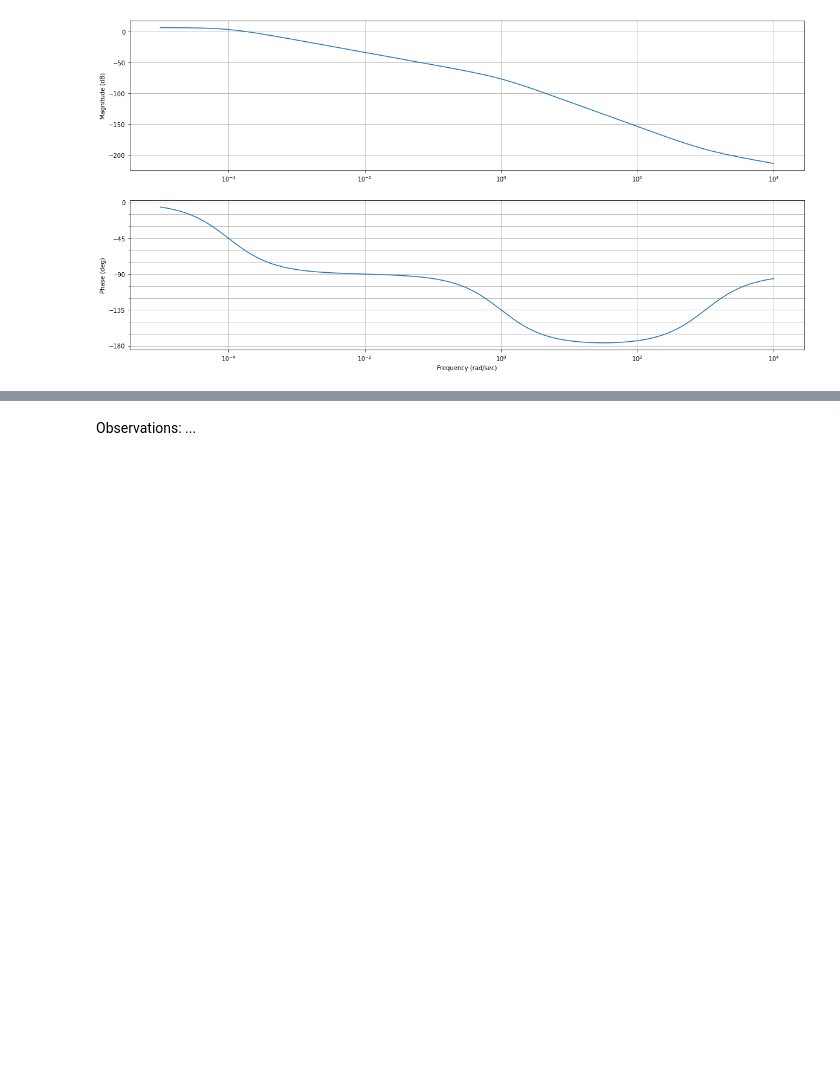
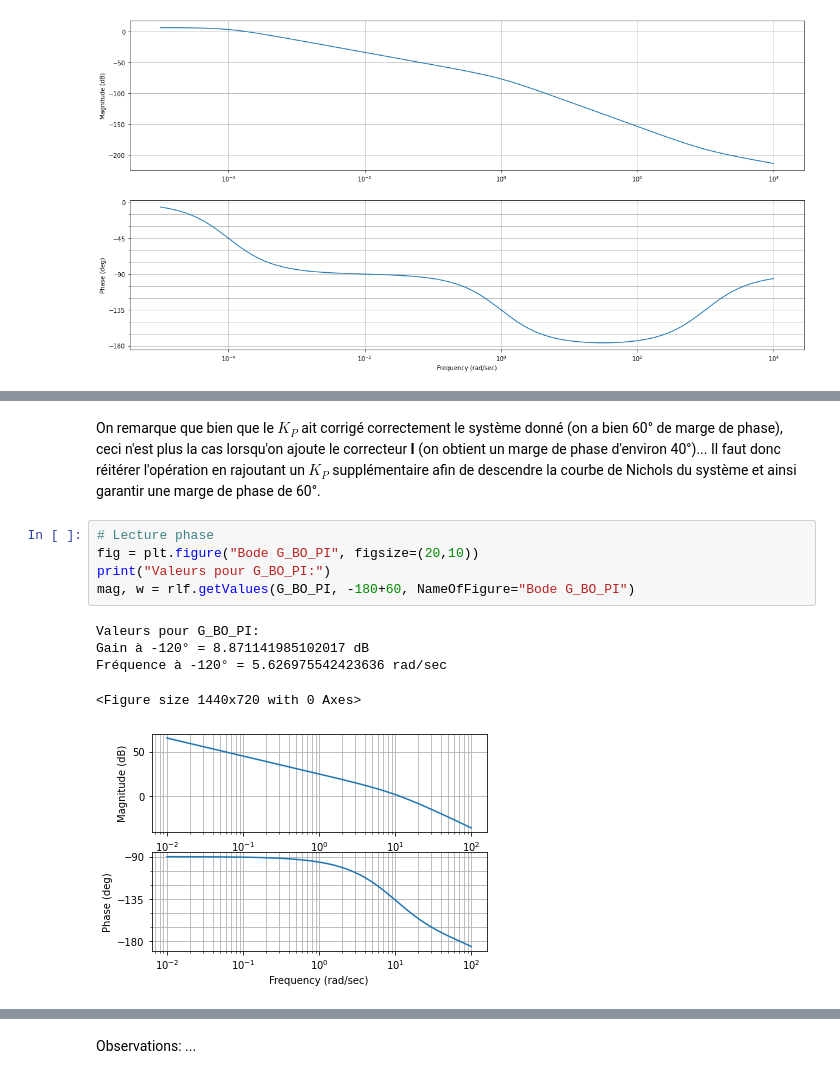
Before and after one commit to AlbanVl/ReguLaboGramme, a Jupyter notebook: _sources/regu/LaboSeance5.ipynb, the cells around one changed output, grey strips where cells are left out. Drawn from its saved outputs; the diff is of its cells as text; blank space fills up the shorter version.

```diff
--- a/_sources/regu/LaboSeance5.ipynb
+++ b/_sources/regu/LaboSeance5.ipynb
@@ -484,0 +598,13 @@ Tracez également les 2 réponses indicielles.
+# %% [markdown]
+On remarque que bien que le $K_P$ ait corrigé correctement le système donné (on a bien 60° de marge de phase), ceci n'est plus la cas lorsqu'on ajoute le correcteur **I** (on obtient un marge de phase d'environ 40°)... Il faut donc réitérer l'opération en rajoutant un $K_P$ supplémentaire afin de descendre la courbe de Nichols du système et ainsi garantir une marge de phase de 60°.
+# %%
+# Lecture phase
+fig = plt.figure("Bode G_BO_PI", figsize=(20,10))
+print("Valeurs pour G_BO_PI:")
+mag, w = rlf.getValues(G_BO_PI, -180+60, NameOfFigure="Bode G_BO_PI")
+# %% [output]
+Valeurs pour G_BO_PI:
+Gain à -120° = 8.871141985102017 dB
+Fréquence à -120° = 5.626975542423636 rad/sec
+<Figure size 1440x720 with 0 Axes>
+[figure, added]
```
Also changed, not shown: parts of 23 cells of this notebook, 18 other files.
